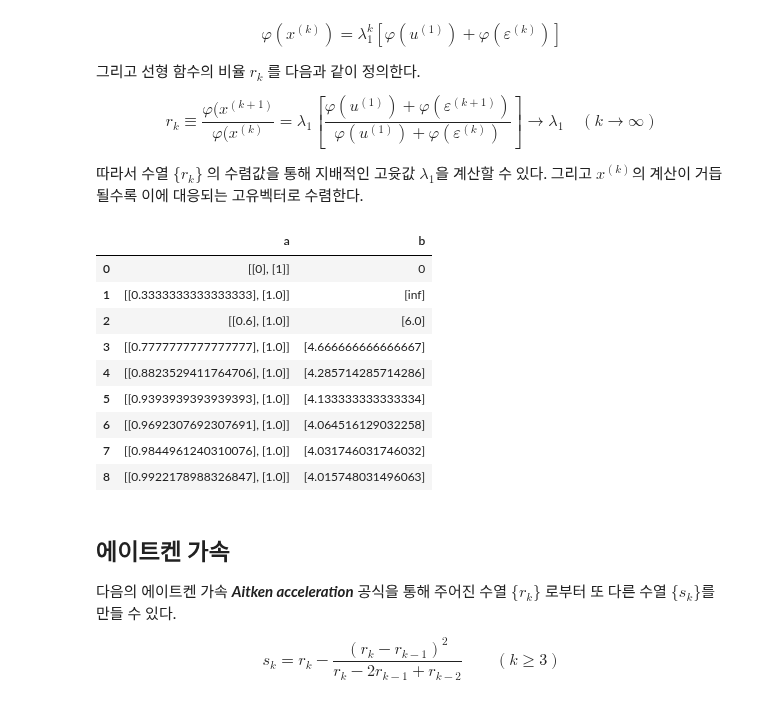
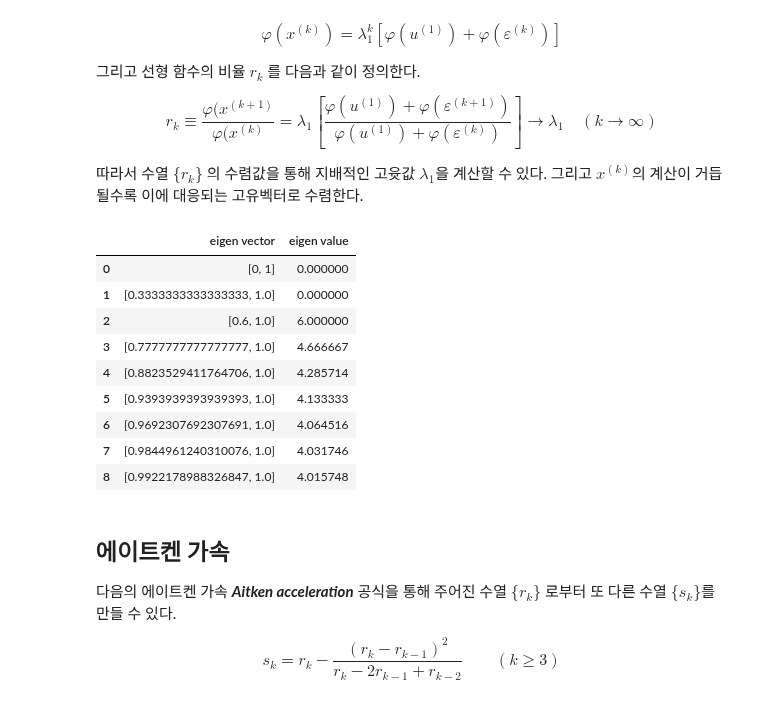
Before and after one commit to tirals88/Numerical-Mathematics-and-Computing, a Jupyter notebook: Chap8_More on Linear Systems.ipynb, the cells around one changed output. Drawn from its saved outputs; the diff is of its cells as text; code cells hidden in the pictures.

```diff
--- a/Chap8_More on Linear Systems.ipynb
+++ b/Chap8_More on Linear Systems.ipynb
@@ -4,7 +4,6 @@
 import numpy as np
 import matplotlib.pyplot as plt
 import pandas as pd
-pd.options.display.float_format = '${:,.3f}'.format
 import math
 
 %matplotlib inline
@@ -463,38 +462,44 @@ $$r_{k} \equiv \frac{\varphi(x^{(k+1)}}{\varphi(x^{(k)}} = \lambda_{1}[\frac{\va
 # %%
 #Power method
 def power_method(A, kmax, x, phi):
+  power_df = []
+  power_df.append([x, 0])
   x = x.reshape(-1, 1)
   size_n = len(A)
-  power_df = []
-  power_df.append([x, 0])
+
   for i in range(kmax):
     y = np.dot(A, x)
-    r = phi(y)/phi(x)
+    if(phi(y)==0) or (phi(x)==0):
+      r = 0
+    else:
+      r = phi(y)/phi(x)
     x = y / y.max()
-    power_df.append([x, r])
+    power_df.append([x.reshape(-1), r])
 
   power_df = pd.DataFrame(power_df)
-  power_df.columns = ['a', 'b']
+  power_df.columns = ['eigen vector', 'eigen value']
   return power_df
 
 test_x0 = np.array([0, 1])
 test_A = np.array([[3, 1], [1, 3]])
+
 def default_phi(temp_v):
+  temp_v = temp_v.reshape(-1)
   return temp_v[0]
 
 
 power_method(test_A, 8, test_x0, default_phi)
 # %% [output]
-|  | a | b |
-| 0 | [[0], [1]] | 0 |
-| 1 | [[0.3333333333333333], [1.0]] | [inf] |
-| 2 | [[0.6], [1.0]] | [6.0] |
-| 3 | [[0.7777777777777777], [1.0]] | [4.666666666666667] |
-| 4 | [[0.8823529411764706], [1.0]] | [4.285714285714286] |
-| 5 | [[0.9393939393939393], [1.0]] | [4.133333333333334] |
-| 6 | [[0.9692307692307691], [1.0]] | [4.064516129032258] |
-| 7 | [[0.9844961240310076], [1.0]] | [4.031746031746032] |
-| 8 | [[0.9922178988326847], [1.0]] | [4.015748031496063] |
+|  | eigen vector | eigen value |
+| 0 | [0, 1] | 0.000000 |
+| 1 | [0.3333333333333333, 1.0] | 0.000000 |
+| 2 | [0.6, 1.0] | 6.000000 |
+| 3 | [0.7777777777777777, 1.0] | 4.666667 |
+| 4 | [0.8823529411764706, 1.0] | 4.285714 |
+| 5 | [0.9393939393939393, 1.0] | 4.133333 |
+| 6 | [0.9692307692307691, 1.0] | 4.064516 |
+| 7 | [0.9844961240310076, 1.0] | 4.031746 |
+| 8 | [0.9922178988326847, 1.0] | 4.015748 |
 # %% [markdown]
 ## 에이트켄 가속
 
```
Also changed, not shown: parts of 7 cells of this notebook.
